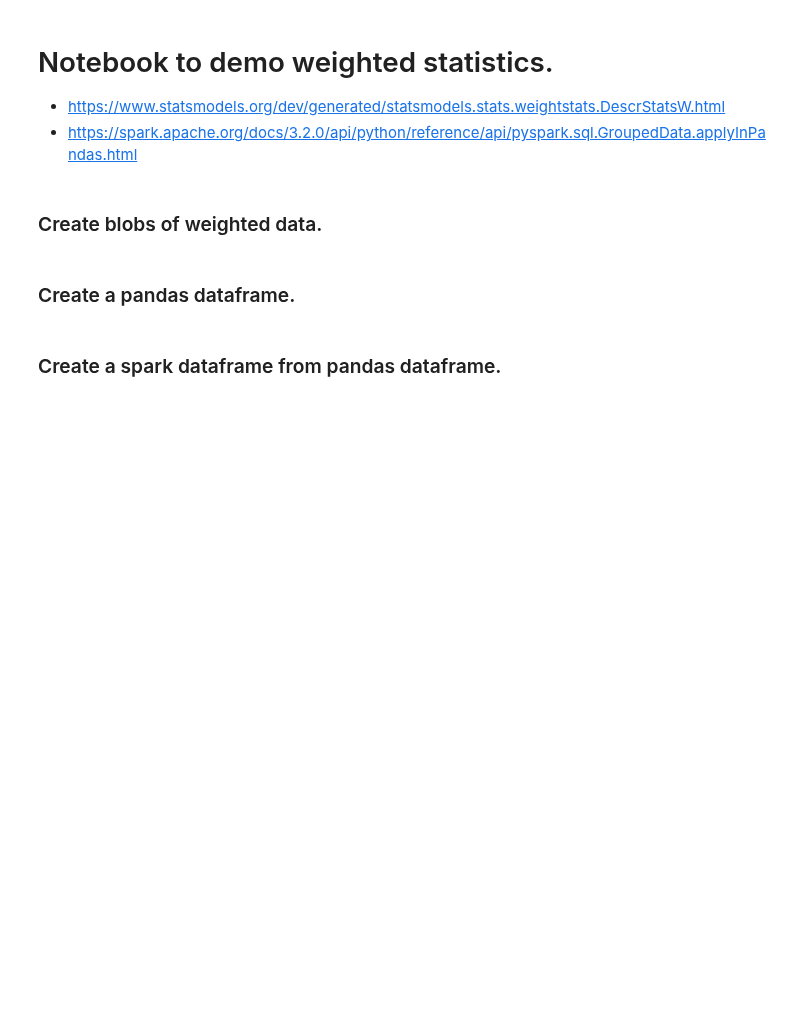
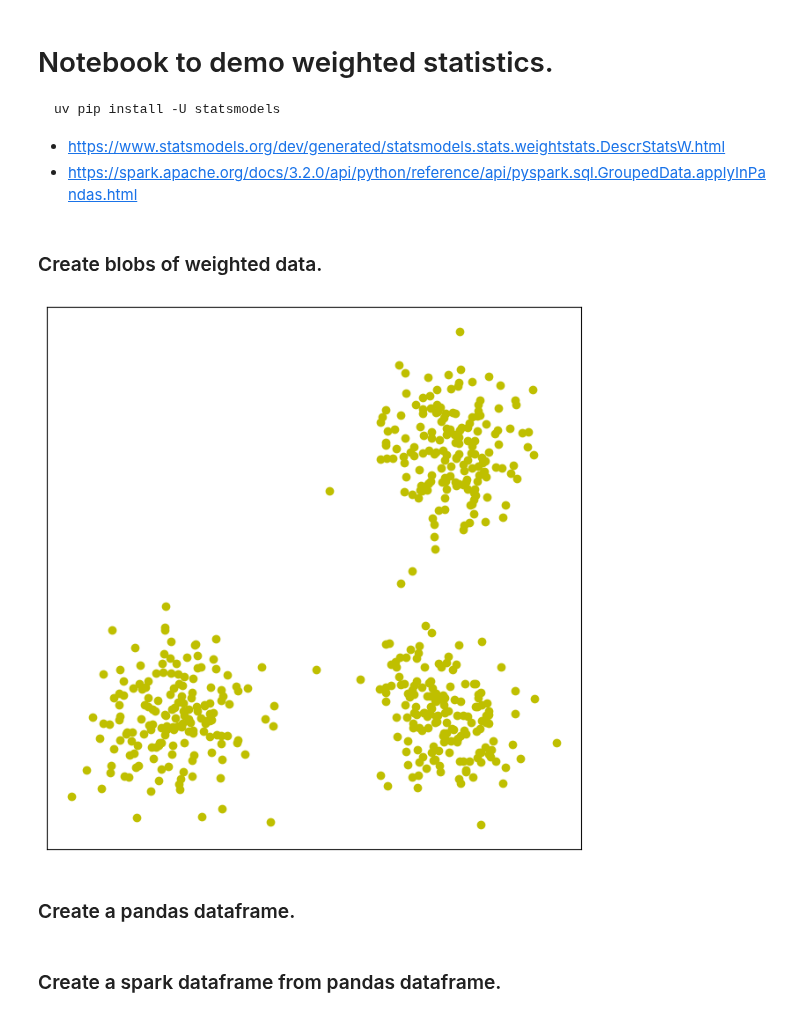
Before and after one commit to mraad/GeoFunctions, a Jupyter notebook: notebooks/WeightedStandardDistance.ipynb, the cells around one changed output. Drawn from its saved outputs; the diff is of its cells as text; code cells hidden in the pictures; blank space fills up the shorter version.

````diff
--- a/notebooks/WeightedStandardDistance.ipynb
+++ b/notebooks/WeightedStandardDistance.ipynb
@@ -1,6 +1,10 @@
 # %% [markdown]
 # Notebook to demo weighted statistics.
 
+```terminal
+uv pip install -U statsmodels
+```
+
 - https://www.statsmodels.org/dev/generated/statsmodels.stats.weightstats.DescrStatsW.html
 - https://spark.apache.org/docs/3.2.0/api/python/reference/api/pyspark.sql.GroupedData.applyInPandas.html
 # %%
@@ -20,17 +24,19 @@ x, cluster = make_blobs(n_samples=n_samples, centers=centers, cluster_std=0.3)
 x *= 10_000.0
 w = 100.0 * np.random.random(n_samples)
 # %%
-# fig, ax = plt.subplots(figsize=(8, 8))
+fig, ax = plt.subplots(figsize=(8, 8))
 
-# ax.set_aspect(1)
-# plt.plot(
-#     x[:, 0],
-#     x[:, 1],
-#     "yo",
-# )
-# plt.xticks([])
-# plt.yticks([])
-# plt.show()
+ax.set_aspect(1)
+plt.plot(
+    x[:, 0],
+    x[:, 1],
+    "yo",
+)
+plt.xticks([])
+plt.yticks([])
+plt.show()
+# %% [output]
+[figure, added]
 # %% [markdown]
 ### Create a pandas dataframe.
 # %%
````
Also changed, not shown: parts of 2 cells of this notebook, 33 other files.
